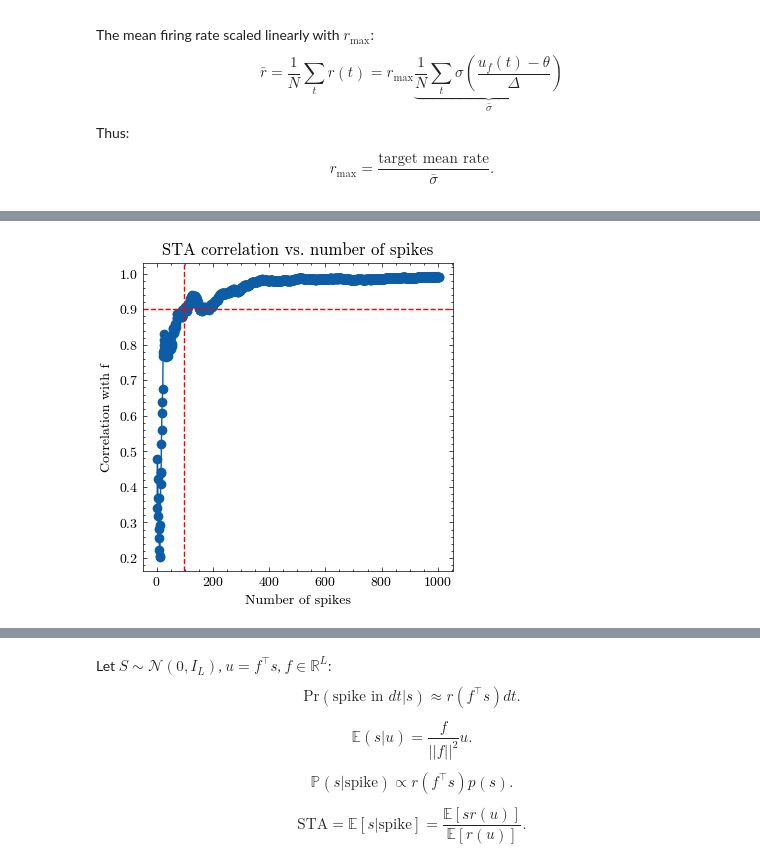
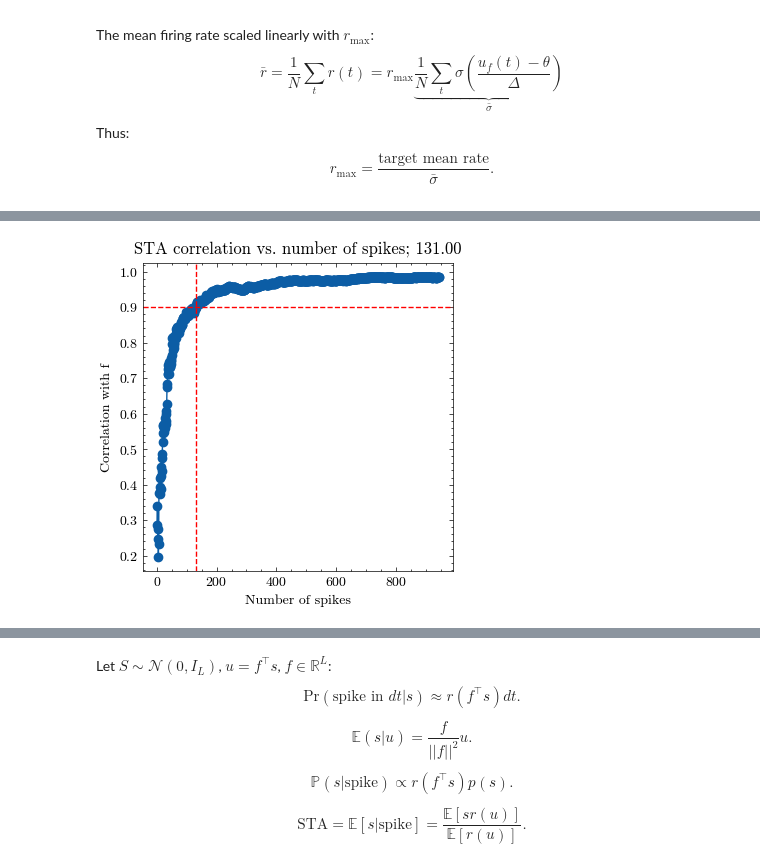
Before and after one commit to StevenZhang0116/MCN2025, a Jupyter notebook: ProblemSets/P1Q3.ipynb, the cells around one changed output, grey strips where cells are left out. Drawn from its saved outputs; the diff is of its cells as text; code cells hidden in the pictures.

```diff
--- a/ProblemSets/P1Q3.ipynb
+++ b/ProblemSets/P1Q3.ipynb
@@ -133,18 +138,18 @@ fig.savefig(savepath + "f_sta_scaled.png", dpi=1000)
 # %%
 nspk_arr = np.array([x[0] for x in corr_vs_spikes])
 corr_arr = np.array([x[1] for x in corr_vs_spikes])
 fig, ax = plt.subplots(1,1,figsize=(4,4))
 ax.plot(nspk_arr, corr_arr, "-o")
 ax.set_xlabel("Number of spikes")
 ax.set_ylabel("Correlation with f")
 # ax.set_xscale("log")
-ax.set_title("STA correlation vs. number of spikes")
+ax.set_title(f"STA correlation vs. number of spikes; {good_bpt:.2f}")
 ax.axvline(good_bpt, color='red', linestyle='--')
 ax.axhline(0.9, color='red', linestyle='--')
 # ax.legend()
 fig.savefig(savepath + "corr_vs_nspikes.png", dpi=1000)
 # %% [output]
-[figure, old version]
+[figure, new version]
 # %%
 theta, Delta = 15.0, 2.0
 
```
Also changed, not shown: parts of 12 cells of this notebook, 19 other files.
